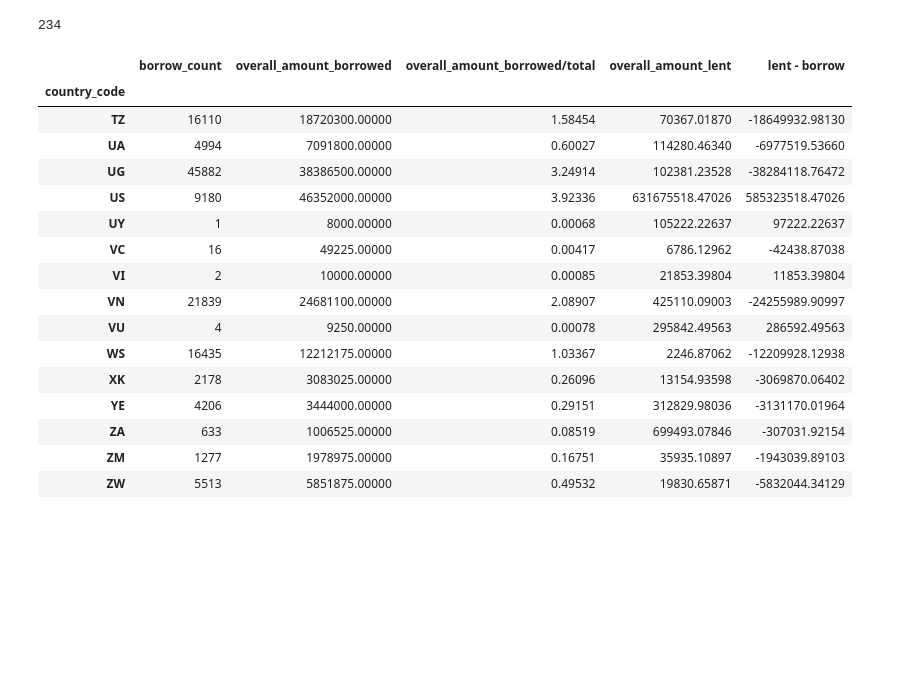
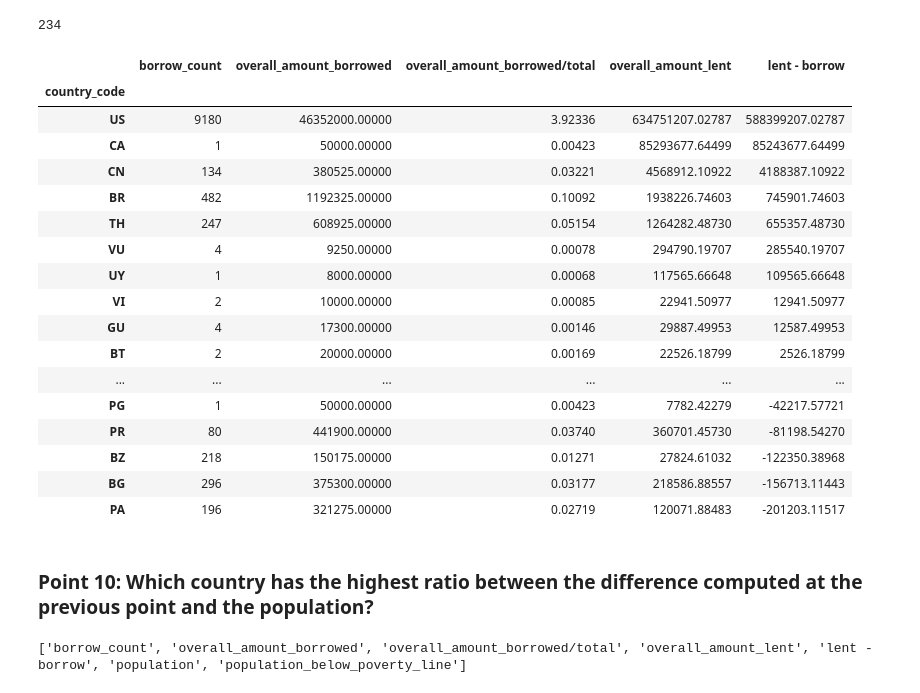
Before and after one commit to Lukpier/cs-project, a Jupyter notebook: kiva.ipynb, the cells around one changed output. Saved outputs shown, nothing was run; the diff lists cells and outputs as text; code cells hidden in the pictures; blank space fills up the shorter version.

Commit message:
point 10, 11

```diff
--- a/kiva.ipynb
+++ b/kiva.ipynb
@@ -395,23 +395,26 @@ len(lenders['country_code'].unique())
 overall_in_out = pd.concat([borrow_by_country.set_index('country_code'), lend_by_country.set_index('country_code')], axis = 1, join='inner')
 # %%
 overall_in_out['lent - borrow'] = overall_in_out['overall_amount_lent'] - overall_in_out['overall_amount_borrowed']
-# %%
-overall_in_out.tail(15)
-# %% [output]
-|  | borrow_count | overall_amount_borrowed | overall_amount_borrowed/total | overall_amount_lent | lent - borrow |
-| country_code |  |  |  |  |  |
-| TZ | 16110 | 18720300.00000 | 1.58454 | 70367.01870 | -18649932.98130 |
-| UA | 4994 | 7091800.00000 | 0.60027 | 114280.46340 | -6977519.53660 |
-| UG | 45882 | 38386500.00000 | 3.24914 | 102381.23528 | -38284118.76472 |
-| US | 9180 | 46352000.00000 | 3.92336 | 631675518.47026 | 585323518.47026 |
-| UY | 1 | 8000.00000 | 0.00068 | 105222.22637 | 97222.22637 |
-| VC | 16 | 49225.00000 | 0.00417 | 6786.12962 | -42438.87038 |
-| VI | 2 | 10000.00000 | 0.00085 | 21853.39804 | 11853.39804 |
-| VN | 21839 | 24681100.00000 | 2.08907 | 425110.09003 | -24255989.90997 |
-| VU | 4 | 9250.00000 | 0.00078 | 295842.49563 | 286592.49563 |
-| WS | 16435 | 12212175.00000 | 1.03367 | 2246.87062 | -12209928.12938 |
-| XK | 2178 | 3083025.00000 | 0.26096 | 13154.93598 | -3069870.06402 |
-| YE | 4206 | 3444000.00000 | 0.29151 | 312829.98036 | -3131170.01964 |
-| ZA | 633 | 1006525.00000 | 0.08519 | 699493.07846 | -307031.92154 |
-| ZM | 1277 | 1978975.00000 | 0.16751 | 35935.10897 | -1943039.89103 |
-| ZW | 5513 | 5851875.00000 | 0.49532 | 19830.65871 | -5832044.34129 |
+# %%
+overall_in_out.sort_values('lent - borrow', ascending=False).head(20)
+# %% [output]
+|  | borrow_count | overall_amount_borrowed | overall_amount_borrowed/total | overall_amount_lent | lent - borrow |
+| country_code |  |  |  |  |  |
+| US | 9180 | 46352000.00000 | 3.92336 | 634751207.02787 | 588399207.02787 |
+| CA | 1 | 50000.00000 | 0.00423 | 85293677.64499 | 85243677.64499 |
+| CN | 134 | 380525.00000 | 0.03221 | 4568912.10922 | 4188387.10922 |
+| BR | 482 | 1192325.00000 | 0.10092 | 1938226.74603 | 745901.74603 |
+| TH | 247 | 608925.00000 | 0.05154 | 1264282.48730 | 655357.48730 |
+| VU | 4 | 9250.00000 | 0.00078 | 294790.19707 | 285540.19707 |
+| UY | 1 | 8000.00000 | 0.00068 | 117565.66648 | 109565.66648 |
+| VI | 2 | 10000.00000 | 0.00085 | 22941.50977 | 12941.50977 |
+| GU | 4 | 17300.00000 | 0.00146 | 29887.49953 | 12587.49953 |
+| BT | 2 | 20000.00000 | 0.00169 | 22526.18799 | 2526.18799 |
+| ... | ... | ... | ... | ... | ... |
+| PG | 1 | 50000.00000 | 0.00423 | 7782.42279 | -42217.57721 |
+| PR | 80 | 441900.00000 | 0.03740 | 360701.45730 | -81198.54270 |
+| BZ | 218 | 150175.00000 | 0.01271 | 27824.61032 | -122350.38968 |
+| BG | 296 | 375300.00000 | 0.03177 | 218586.88557 | -156713.11443 |
+| PA | 196 | 321275.00000 | 0.02719 | 120071.88483 | -201203.11517 |
+# %% [markdown]
+### Point 10: Which country has the highest ratio between the difference computed at the previous point and the population?
@@ -417,0 +423,5 @@ overall_in_out.tail(15)
+# %%
+cols = list(overall_in_out.columns) + ['population', 'population_below_poverty_line']
+print(cols)
+# %% [output]
+['borrow_count', 'overall_amount_borrowed', 'overall_amount_borrowed/total', 'overall_amount_lent', 'lent - borrow', 'population', 'population_below_poverty_line']
```
Also changed, not shown: parts of 18 cells of this notebook.
